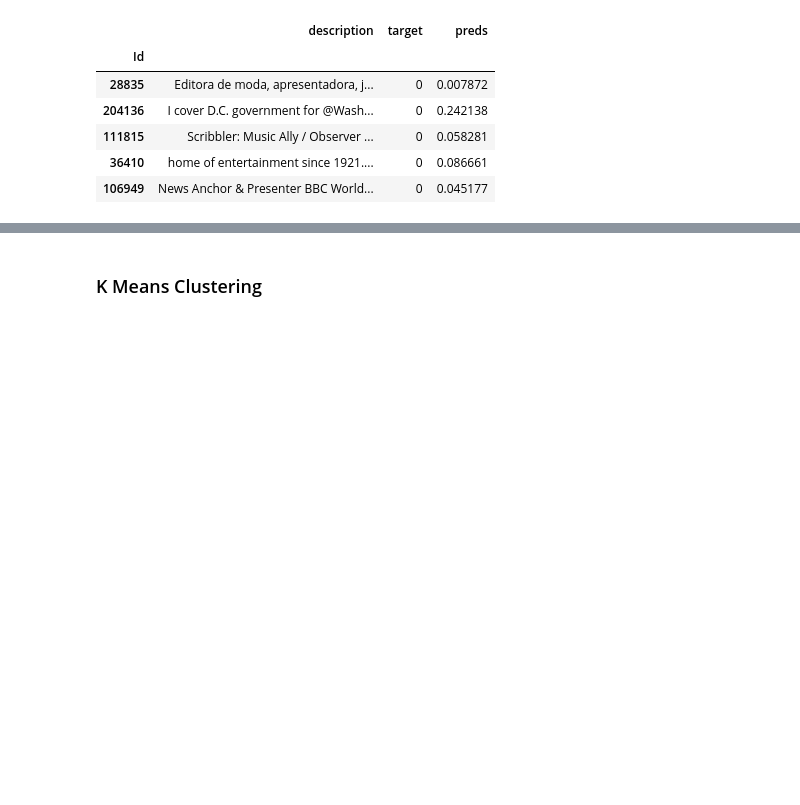
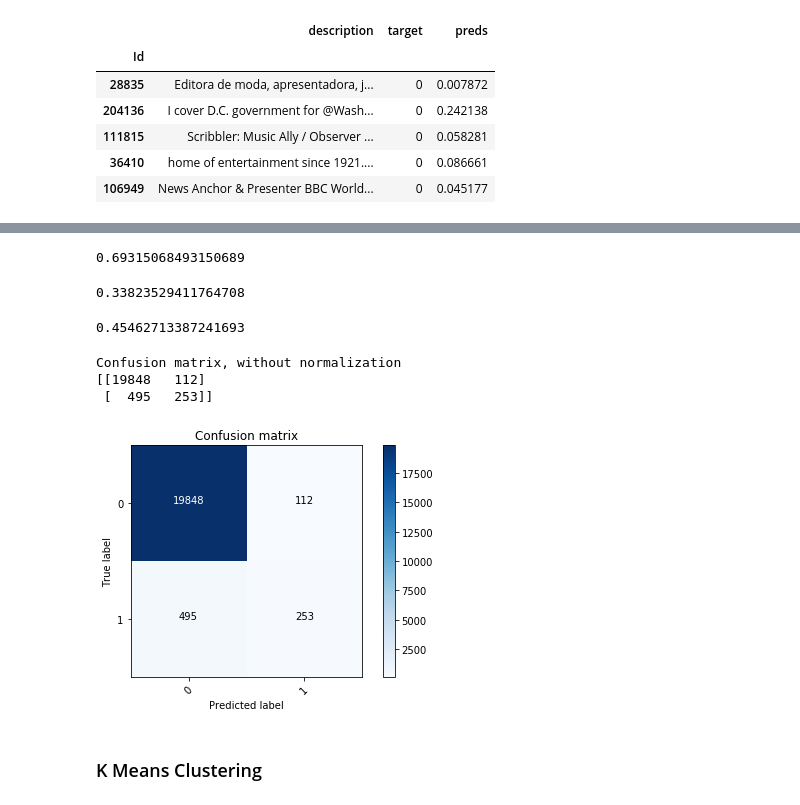
Before and after one commit to briansrebrenik/Final_Project, a Jupyter notebook: twitter_network_eda.ipynb, the cells around one changed output, grey strips where cells are left out. Cells and saved outputs as stored; diff of their text form; code cells hidden in the pictures; blank space fills up the shorter version.

```diff
--- a/twitter_network_eda.ipynb
+++ b/twitter_network_eda.ipynb
@@ -349,0 +461,21 @@ KeyboardInterrupt:
+# %%
+svm_clf = svm.SVC()
+param_grid_svm = {'C': [1, 10], 'gamma': [0.001, 0.01], 'kernel': ['rbf']}
+# %%
+grid_svm = GridSearchCV(svm_clf, param_grid_svm, scoring="recall", cv=None, n_jobs=1)
+grid_svm.fit(scaled_X_train, y_train)
+
+best_parameters = grid_svm.best_params_
+
+print("Grid Search found the following optimal parameters: ")
+for param_name in sorted(best_parameters.keys()):
+    print("%s: %r" % (param_name, best_parameters[param_name]))
+
+training_preds = grid_svm.predict(scaled_X_train)
+val_preds = grid_svm.predict(scaled_X_test)
+training_accuracy = accuracy_score(y_train, training_preds)
+val_accuracy = accuracy_score(y_test, val_preds)
+
+print("")
+print("Training Accuracy: {:.4}%".format(training_accuracy * 100))
+print("Validation accuracy: {:.4}%".format(val_accuracy * 100))
@@ -350,3 +490,23 @@ KeyboardInterrupt:
+# %%
+precision_score(y_test, val_preds)
+# %% [output]
+0.69315068493150689
+# %%
+recall_score(y_test, val_preds)
+# %% [output]
+0.33823529411764708
+# %%
+f1_score(y_test, val_preds)
+# %% [output]
+0.45462713387241693
+# %%
+cm = confusion_matrix(y_test, val_preds)
+plot_confusion_matrix(cm, ['0', '1'])
+# %% [output]
+Confusion matrix, without normalization
+[[19848   112]
+ [  495   253]]
+[figure, added]
 # %% [markdown]
 ### K Means Clustering
 # %%
```
Also changed, not shown: parts of 22 cells of this notebook, 18 other files.
